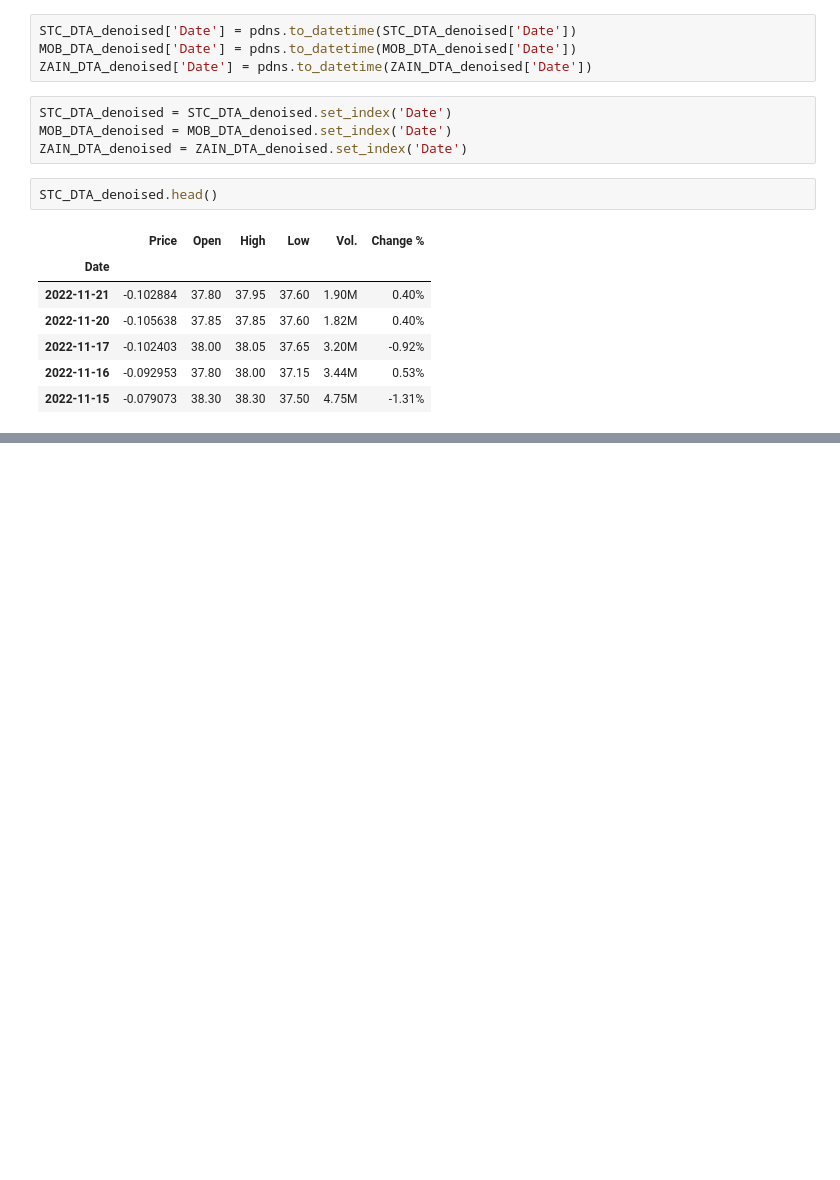
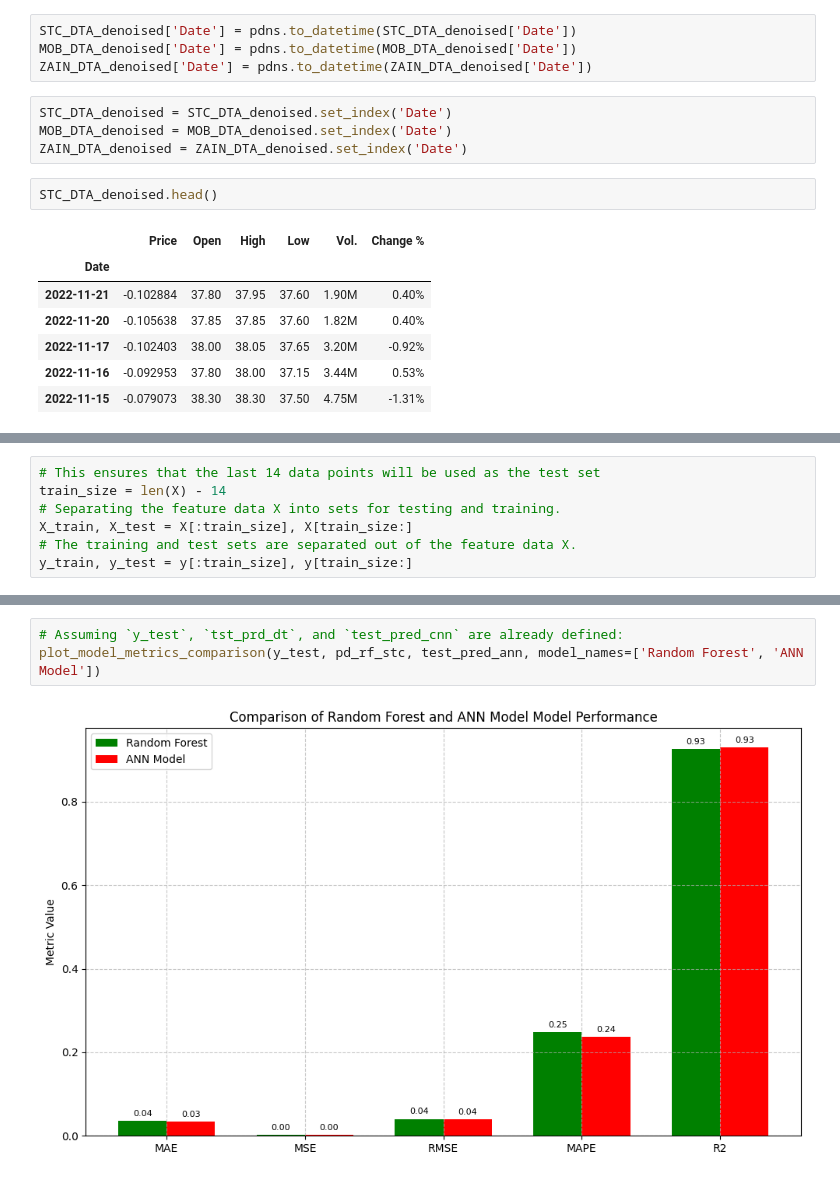
Before and after one commit to aswink71/Time-Series-Project, a Jupyter notebook: Untitled13.ipynb, the cells around one changed output, grey strips where cells are left out. Cells and saved outputs as stored; diff of their text form; blank space fills up the shorter version.

```diff
--- a/Untitled13.ipynb
+++ b/Untitled13.ipynb
@@ -386,0 +439,7 @@ STC_DTA_denoised.head()
+# %%
+# This ensures that the last 14 data points will be used as the test set
+train_size = len(X) - 14
+# Separating the feature data X into sets for testing and training.
+X_train, X_test = X[:train_size], X[train_size:]
+# The training and test sets are separated out of the feature data X.
+y_train, y_test = y[:train_size], y[train_size:]
@@ -386,0 +704,5 @@ STC_DTA_denoised.head()
+# %%
+# Assuming `y_test`, `tst_prd_dt`, and `test_pred_cnn` are already defined:
+plot_model_metrics_comparison(y_test, pd_rf_stc, test_pred_ann, model_names=['Random Forest', 'ANN Model'])
+# %% [output]
+[figure, added]
```
Also changed, not shown: parts of 43 cells of this notebook.
